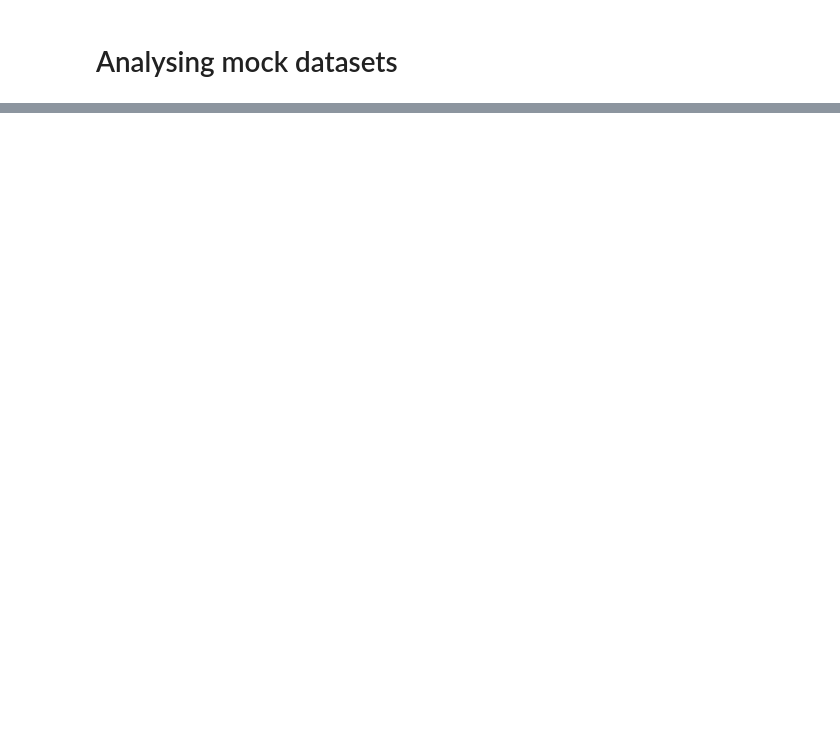
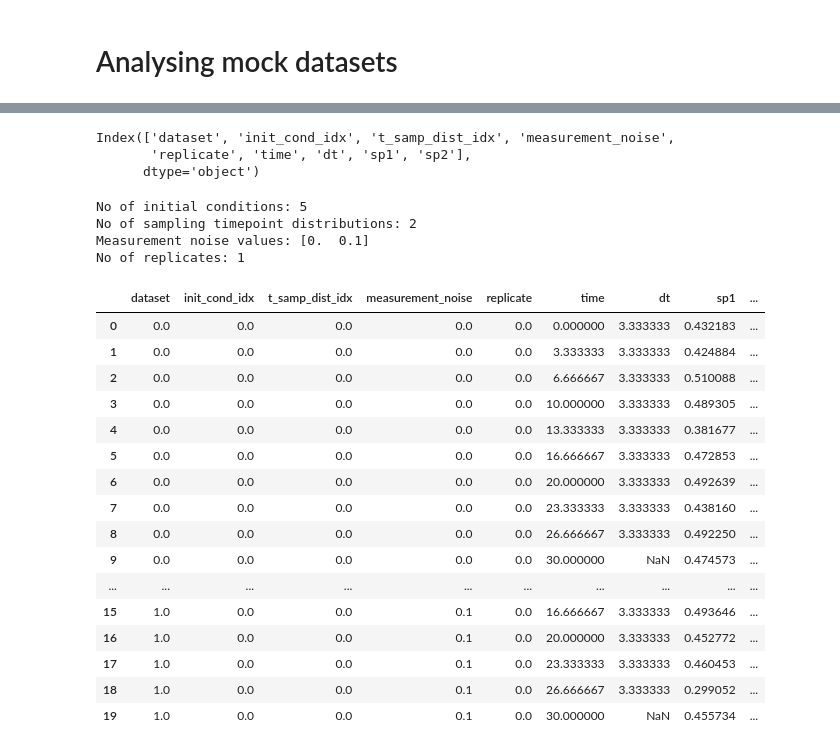
Before and after one commit to joaovaleriano/gLV_OED, a Jupyter notebook: notebooks/analysis.ipynb, the cells around one changed output, grey strips where cells are left out. Cells and saved outputs as stored; diff of their text form; code cells hidden in the pictures; blank space fills up the shorter version.

```diff
--- a/notebooks/analysis.ipynb
+++ b/notebooks/analysis.ipynb
@@ -86,0 +107,36 @@ dict_keys(['parameters', 'meas_noise', 'init_cond', 't_samp', 'env_noise', 't0',
+# %%
+df.columns
+# %% [output]
+Index(['dataset', 'init_cond_idx', 't_samp_dist_idx', 'measurement_noise',
+       'replicate', 'time', 'dt', 'sp1', 'sp2'],
+      dtype='object')
+# %%
+print(f"No of initial conditions:", len(df.init_cond_idx.unique()))
+print(f"No of sampling timepoint distributions:", len(df.t_samp_dist_idx.unique()))
+print(f"Measurement noise values:", df.measurement_noise.unique())
+print(f"No of replicates:", len(df.replicate.unique()))
+# %% [output]
+No of initial conditions: 5
+No of sampling timepoint distributions: 2
+Measurement noise values: [0.  0.1]
+No of replicates: 1
+# %%
+df[(df[["init_cond_idx", "t_samp_dist_idx"]]==[0, 0]).all(axis=1)]
+# %% [output]
+|  | dataset | init_cond_idx | t_samp_dist_idx | measurement_noise | replicate | time | dt | sp1 | ... |
+| 0 | 0.0 | 0.0 | 0.0 | 0.0 | 0.0 | 0.000000 | 3.333333 | 0.432183 | ... |
+| 1 | 0.0 | 0.0 | 0.0 | 0.0 | 0.0 | 3.333333 | 3.333333 | 0.424884 | ... |
+| 2 | 0.0 | 0.0 | 0.0 | 0.0 | 0.0 | 6.666667 | 3.333333 | 0.510088 | ... |
+| 3 | 0.0 | 0.0 | 0.0 | 0.0 | 0.0 | 10.000000 | 3.333333 | 0.489305 | ... |
+| 4 | 0.0 | 0.0 | 0.0 | 0.0 | 0.0 | 13.333333 | 3.333333 | 0.381677 | ... |
+| 5 | 0.0 | 0.0 | 0.0 | 0.0 | 0.0 | 16.666667 | 3.333333 | 0.472853 | ... |
+| 6 | 0.0 | 0.0 | 0.0 | 0.0 | 0.0 | 20.000000 | 3.333333 | 0.492639 | ... |
+| 7 | 0.0 | 0.0 | 0.0 | 0.0 | 0.0 | 23.333333 | 3.333333 | 0.438160 | ... |
+| 8 | 0.0 | 0.0 | 0.0 | 0.0 | 0.0 | 26.666667 | 3.333333 | 0.492250 | ... |
+| 9 | 0.0 | 0.0 | 0.0 | 0.0 | 0.0 | 30.000000 | NaN | 0.474573 | ... |
+| ... | ... | ... | ... | ... | ... | ... | ... | ... | ... |
+| 15 | 1.0 | 0.0 | 0.0 | 0.1 | 0.0 | 16.666667 | 3.333333 | 0.493646 | ... |
+| 16 | 1.0 | 0.0 | 0.0 | 0.1 | 0.0 | 20.000000 | 3.333333 | 0.452772 | ... |
+| 17 | 1.0 | 0.0 | 0.0 | 0.1 | 0.0 | 23.333333 | 3.333333 | 0.460453 | ... |
+| 18 | 1.0 | 0.0 | 0.0 | 0.1 | 0.0 | 26.666667 | 3.333333 | 0.299052 | ... |
+| 19 | 1.0 | 0.0 | 0.0 | 0.1 | 0.0 | 30.000000 | NaN | 0.455734 | ... |
```
Also changed, not shown: parts of 12 cells of this notebook, 1 other file.
